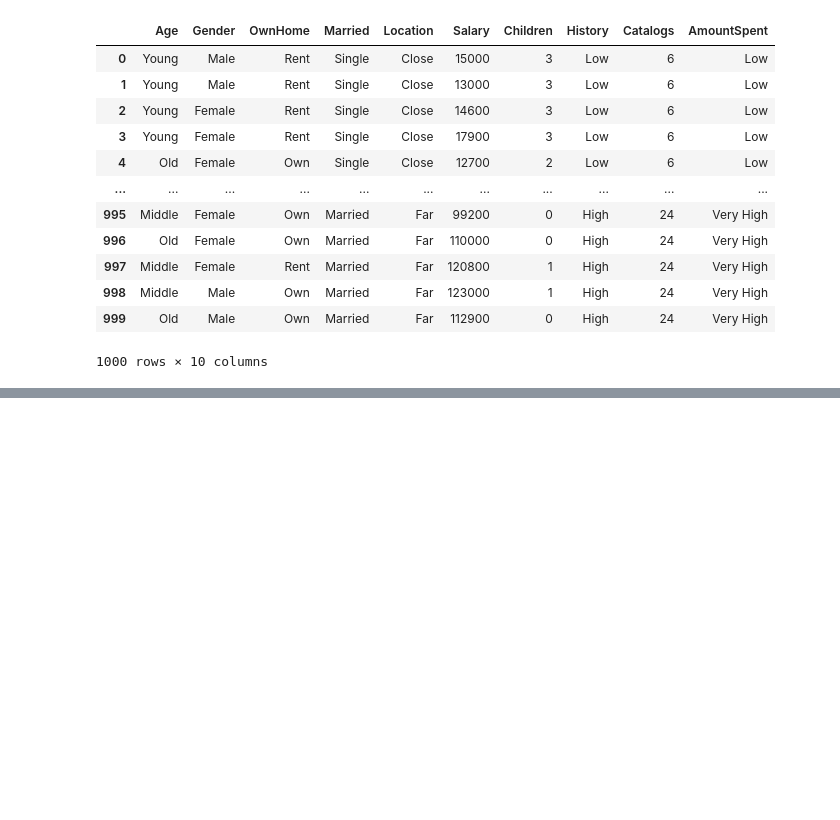
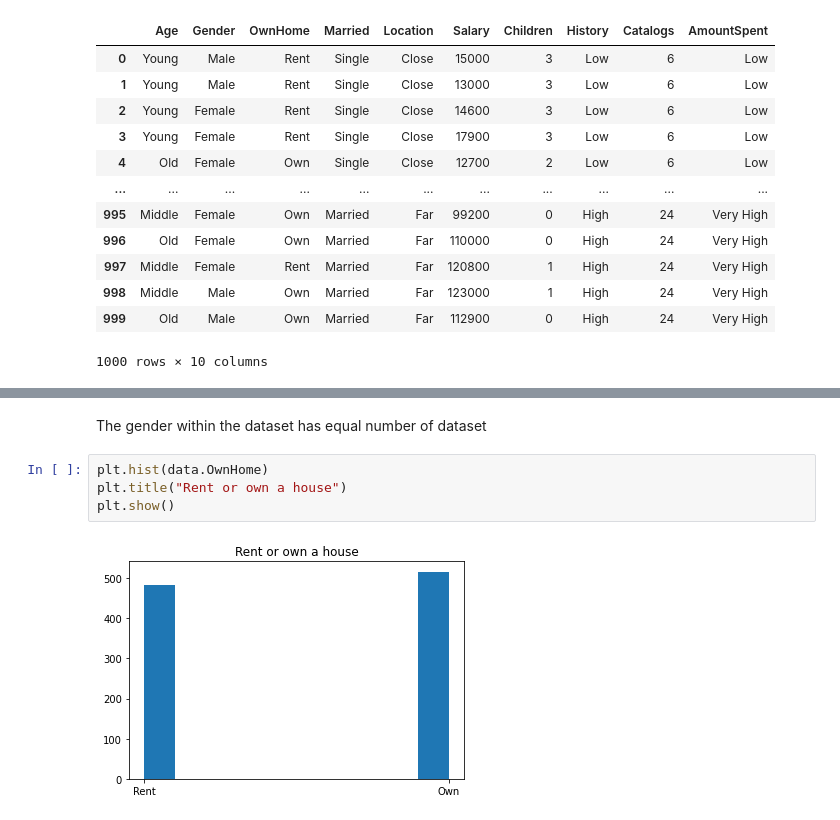
Before and after one commit to JXLK-dev/machinelearning, a Jupyter notebook: datasets_visualization.ipynb, the cells around one changed output, grey strips where cells are left out. Drawn from its saved outputs; the diff is of its cells as text; blank space fills up the shorter version.

```diff
--- a/datasets_visualization.ipynb
+++ b/datasets_visualization.ipynb
@@ -92,0 +65,8 @@ plt.show()
+# %% [markdown]
+The gender within the dataset has equal number of dataset
+# %%
+plt.hist(data.OwnHome)
+plt.title("Rent or own a house")
+plt.show()
+# %% [output]
+[figure, added]
```
Also changed, not shown: parts of 26 cells of this notebook, 2 other files.
